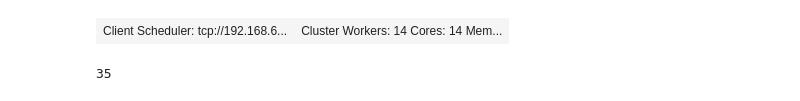
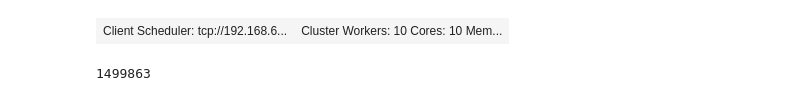
Before and after one commit to karmaresearch/takco, a Jupyter notebook: docs/tutorials/wikitables.ipynb, the cells around one changed output. Drawn from its saved outputs; the diff is of its cells as text; code cells hidden in the pictures.

```diff
--- a/docs/tutorials/wikitables.ipynb
+++ b/docs/tutorials/wikitables.ipynb
@@ -1,14 +1,15 @@
 # %%
 %%capture --no-display
 from dask.distributed import Client
-client = Client(address = 'tcp://192.168.62.207:8686')
+client = Client(address = 'tcp://192.168.62.207:8786')
 client
 # %% [output]
-| Client Scheduler: tcp://192.168.6... | Cluster Workers: 14 Cores: 14 Mem... |
+| Client Scheduler: tcp://192.168.6... | Cluster Workers: 10 Cores: 10 Mem... |
 # %%
 import takco
-fnames = '/export/scratch1/home/kruit/scratch/output/chartedIn/9-triples/*.jsonl'
+# fnames = '/export/scratch1/home/kruit/scratch/output/tabel-small-4/0-reshape/*.jsonl'
+fnames = 'hdfs:///user/kruit/output/tabel-all2/0-reshape/*'
 tables = takco.DaskHashBag(client=client).load(fnames).persist()
 tables.bag.count().compute()
 # %% [output]
-35
+1499863
```
Also changed, not shown: parts of 1 cell of this notebook, 12 other files.
